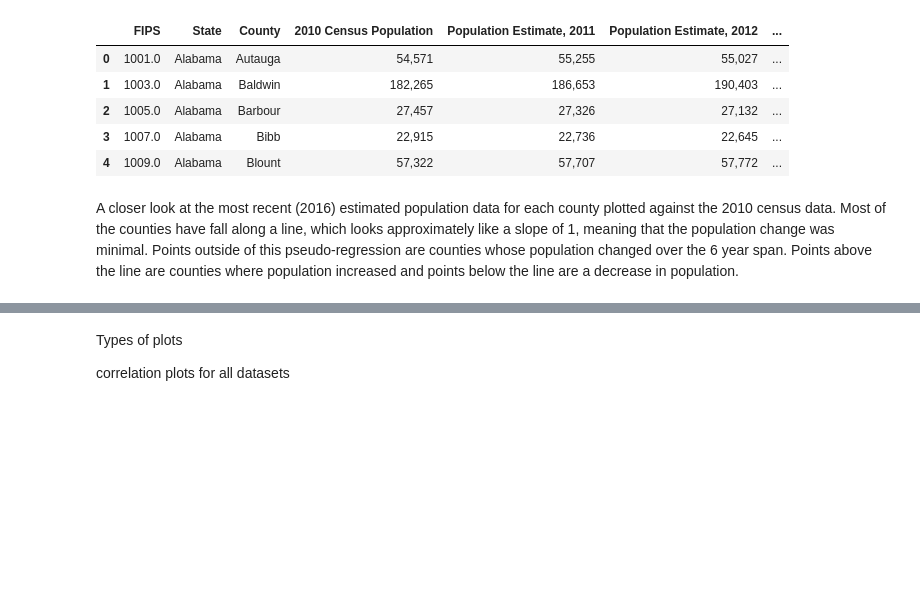
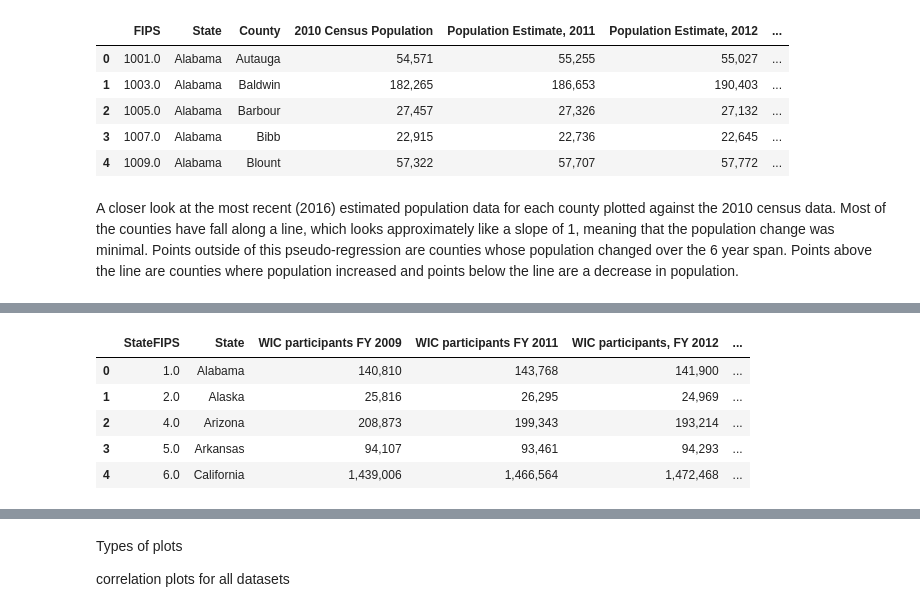
Before and after one commit to chriscross00/projects, a Jupyter notebook: food_security/notebooks/eda.ipynb, the cells around one changed output, grey strips where cells are left out. Cells and saved outputs as stored; diff of their text form; code cells hidden in the pictures; blank space fills up the shorter version.

```diff
--- a/food_security/notebooks/eda.ipynb
+++ b/food_security/notebooks/eda.ipynb
@@ -42,0 +66,10 @@ plt.yticks([])
+# %%
+supp_state = pd.read_csv('../data/processed/supp_state.csv')
+supp_state = supp_state.dropna(0)
+# %% [output]
+|  | StateFIPS | State | WIC participants FY 2009 | WIC participants FY 2011 | WIC participants, FY 2012 | ... |
+| 0 | 1.0 | Alabama | 140,810 | 143,768 | 141,900 | ... |
+| 1 | 2.0 | Alaska | 25,816 | 26,295 | 24,969 | ... |
+| 2 | 4.0 | Arizona | 208,873 | 199,343 | 193,214 | ... |
+| 3 | 5.0 | Arkansas | 94,107 | 93,461 | 94,293 | ... |
+| 4 | 6.0 | California | 1,439,006 | 1,466,564 | 1,472,468 | ... |
```
Also changed, not shown: parts of 6 cells of this notebook, 3 other files.
